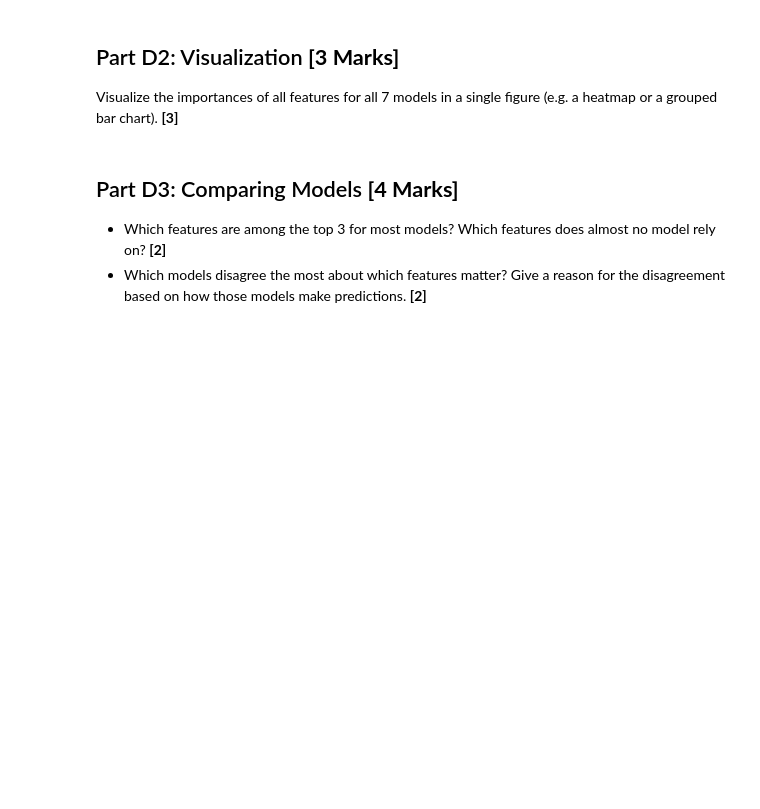
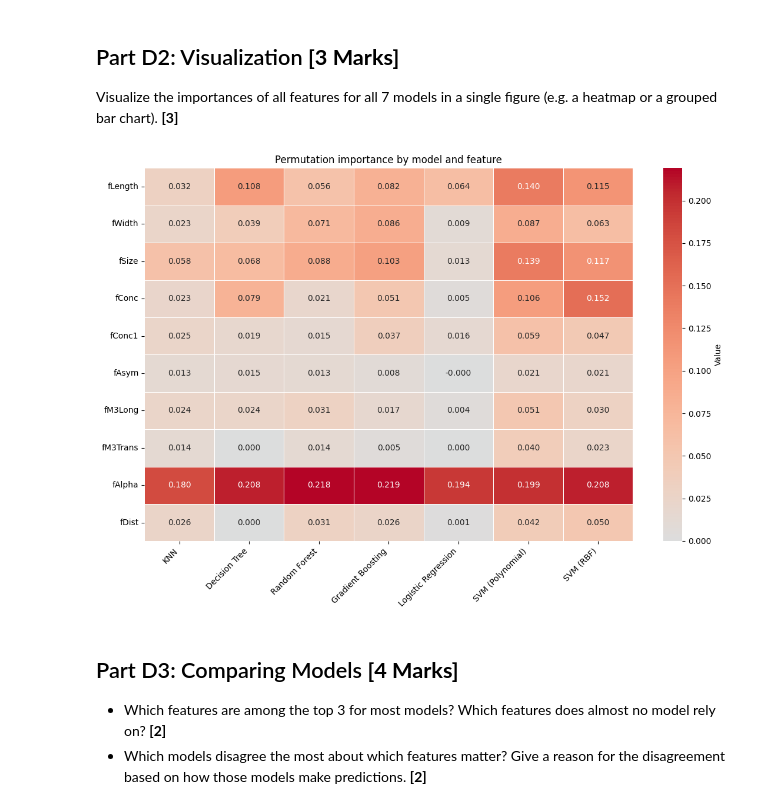
Before and after one commit to Rowan-gne/MIE370-Assignment-2, a Jupyter notebook: MIE370_A2 (1).ipynb, the cells around one changed output. Cells and saved outputs as stored; diff of their text form; code cells hidden in the pictures; blank space fills up the shorter version.

```diff
--- a/MIE370_A2 (1).ipynb
+++ b/MIE370_A2 (1).ipynb
@@ -514,7 +514,7 @@ N_ITER = 250         # placeholder: number of random combinations to try
 # Placeholder: fill in hyperparameter names and ranges
 # Lists and scipy distributions can be mixed, e.g. "name": [a, b, c] or "name": randint(low, high)
 param_dist = {
-    "max_features": ["sqrt", "log2", "0.1", "0.25", "0.5"],
+    "max_features": ["sqrt", "log2", 0.1, 0.25, 0.5],
     "n_estimators": randint(10, 200),
 }
 
@@ -523,7 +523,6 @@ rf_search = RandomizedSearchCV(
     param_distributions=param_dist,
     n_iter=N_ITER,
     cv=5,
-    scoring="accuracy",
     verbose=2,
     random_state=RANDOM_STATE,
     n_jobs=-1,
@@ -734,3 +899,28 @@ Visualize the importances of all features for all 7 models in a single figure (e
+# %%
+### YOUR CODE HERE ###
+
+def plot_heatmap(df, title, cmap="coolwarm", center=0, fmt=".3f"):
+    """Heatmap of a DataFrame: rows on the y-axis, columns on the x-axis."""
+    fig, ax = plt.subplots(figsize=(1.2 * df.shape[1] + 3, 0.6 * df.shape[0] + 2))
+    sns.heatmap(
+        df,
+        annot=True,
+        fmt=fmt,
+        cmap=cmap,
+        center=center,
+        linewidths=0.5,
+        cbar_kws={"label": "Value"},
+        ax=ax,
+    )
+    ax.set_title(title)
+    plt.xticks(rotation=45, ha="right")
+    plt.yticks(rotation=0)
+    plt.tight_layout()
+    plt.show()
+
+plot_heatmap(importance_df, "Permutation importance by model and feature")
+# %% [output]
+[figure, added]
 # %% [markdown]
 ## Part D3: Comparing Models **[4 Marks]**
 
```
Also changed, not shown: parts of 23 cells of this notebook.
